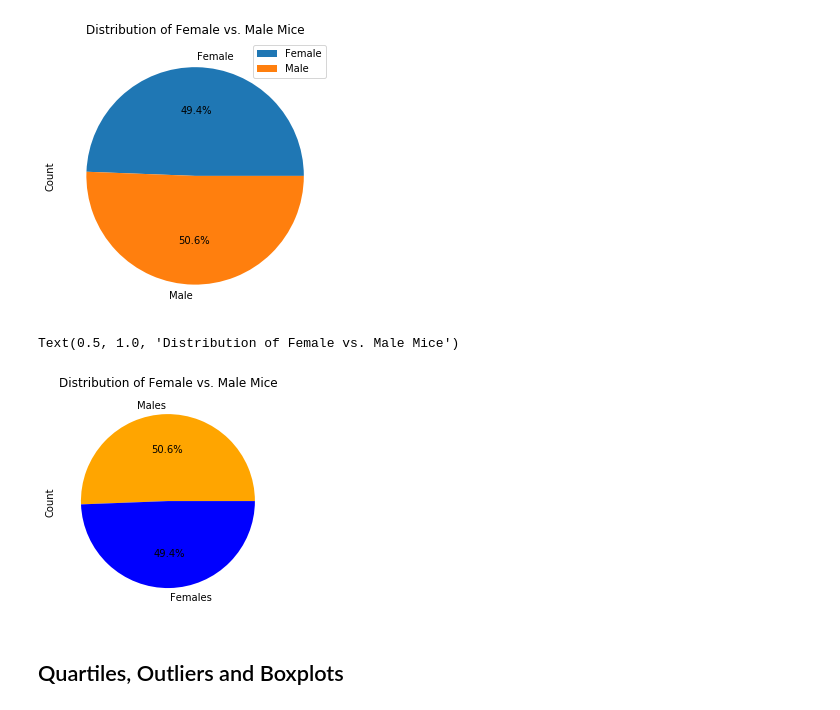
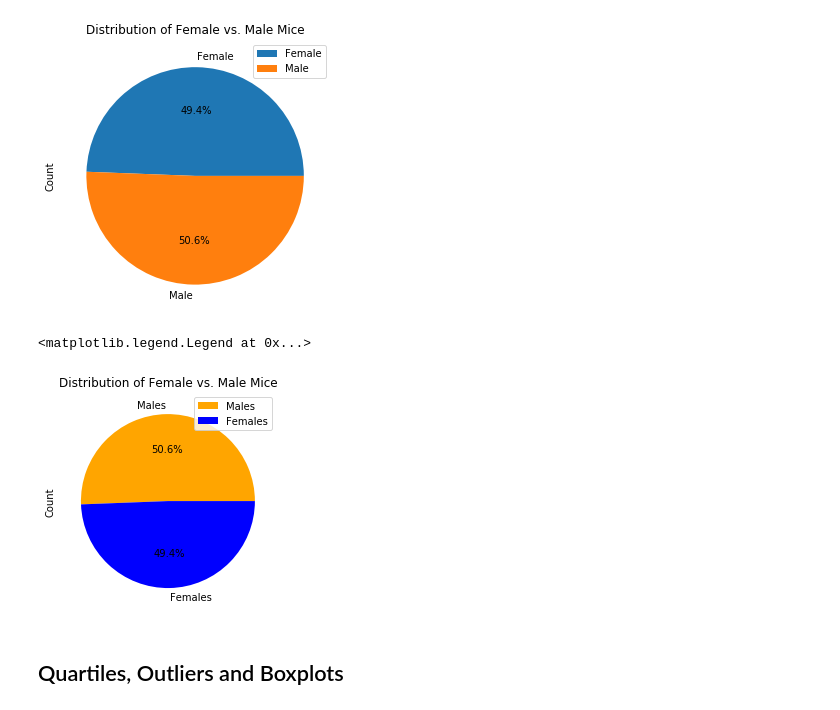
Before and after one commit to hlstevens16/matplotlib---challenge, a Jupyter notebook: Pymaceuticals.ipynb, the cells around one changed output. Cells and saved outputs as stored; diff of their text form; code cells hidden in the pictures.

Commit message:
matplotlib - submission for grading

```diff
--- a/Pymaceuticals.ipynb
+++ b/Pymaceuticals.ipynb
@@ -37,7 +39,7 @@ study_results.head()
 | 4 | c819 | 0 | 45.0 | 0 |
 # %%
 # Combine the data into a single dataset
-merge_df = pd.merge(mouse_metadata, study_results, on = "Mouse ID", how = "outer")
+merge_df = pd.merge(mouse_metadata, study_results, on = "Mouse ID", how = "left")
 # Display the data table for preview
 merge_df.head()
 # %% [output]
@@ -204,13 +211,14 @@ sex_df.plot(kind = "pie",figsize = (7,5), title = "Distribution of Female vs. Ma
 # %%
 # Generate a pie plot showing the distribution of female versus male mice using pyplot
 distinctcount = merge_df["Sex"].value_counts().tolist()
 #distinctcount
 plt.pie(distinctcount, labels = ["Males", "Females"], colors = ["orange", "blue"], autopct = '%1.1f%%')
 plt.ylabel("Count")
 plt.title("Distribution of Female vs. Male Mice")
+plt.legend(loc = "upper right")
 # %% [output]
-Text(0.5, 1.0, 'Distribution of Female vs. Male Mice')
+<matplotlib.legend.Legend at 0x...>
-[figure, old version]
+[figure, new version]
 # %% [markdown]
 ## Quartiles, Outliers and Boxplots
 # %%
```
Also changed, not shown: parts of 8 cells of this notebook.
